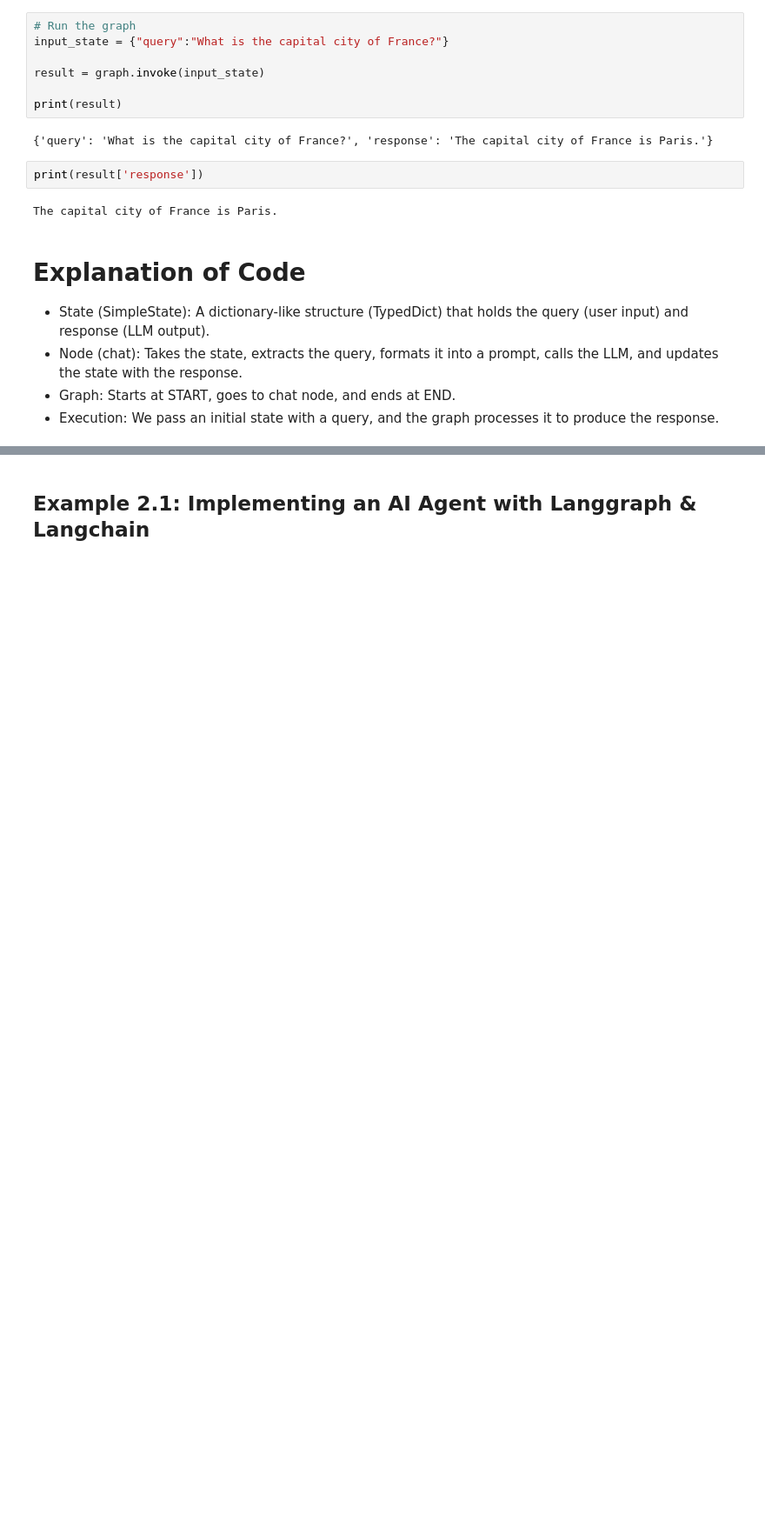
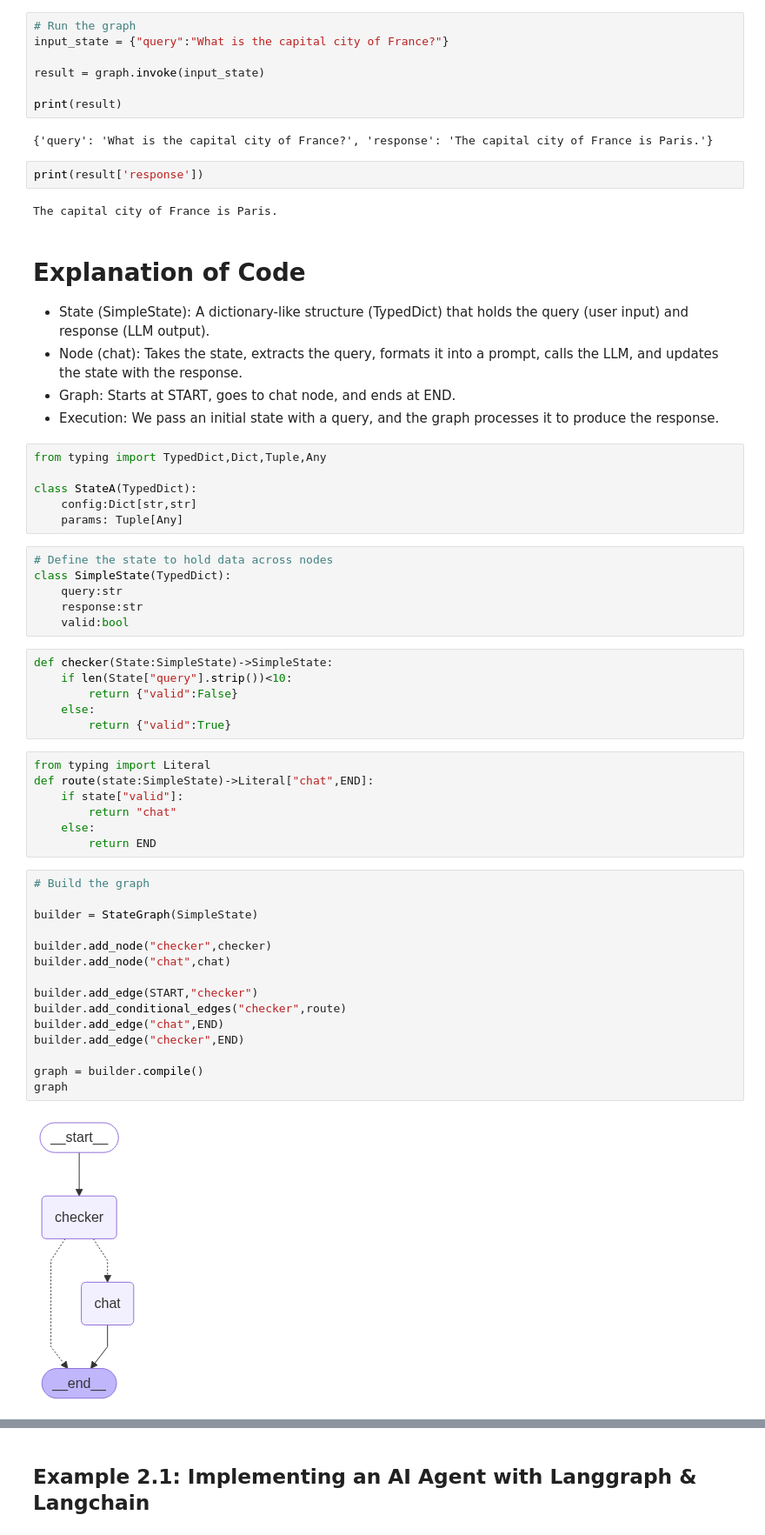
Before and after one commit to Bluedata-Consulting/GAAPB02-training, a Jupyter notebook: Concept_Langgraph_AI_Agents.ipynb, the cells around one changed output, grey strips where cells are left out. Shown at 87% size. Cells and saved outputs as stored; diff of their text form; blank space fills up the shorter version.

```diff
--- a/Concept_Langgraph_AI_Agents.ipynb
+++ b/Concept_Langgraph_AI_Agents.ipynb
@@ -100,3 +100,45 @@ The capital city of France is Paris.
 - Node (chat): Takes the state, extracts the query, formats it into a prompt, calls the LLM, and updates the state with the response.
 - Graph: Starts at START, goes to chat node, and ends at END.
 - Execution: We pass an initial state with a query, and the graph processes it to produce the response.
+# %%
+from typing import TypedDict,Dict,Tuple,Any
+
+class StateA(TypedDict):
+    config:Dict[str,str]
+    params: Tuple[Any]
+# %%
+# Define the state to hold data across nodes
+class SimpleState(TypedDict):
+    query:str
+    response:str
+    valid:bool
+# %%
+def checker(State:SimpleState)->SimpleState:
+    if len(State["query"].strip())<10:
+        return {"valid":False}
+    else:
+        return {"valid":True}
+# %%
+from typing import Literal
+def route(state:SimpleState)->Literal["chat",END]:
+    if state["valid"]:
+        return "chat"
+    else:
+        return END
+# %%
+# Build the graph
+
+builder = StateGraph(SimpleState)
+
+builder.add_node("checker",checker)
+builder.add_node("chat",chat)
+
+builder.add_edge(START,"checker")
+builder.add_conditional_edges("checker",route)
+builder.add_edge("chat",END)
+builder.add_edge("checker",END)
+
+graph = builder.compile()
+graph
+# %% [output]
+[figure, added]
```
Also changed, not shown: parts of 9 cells of this notebook.
